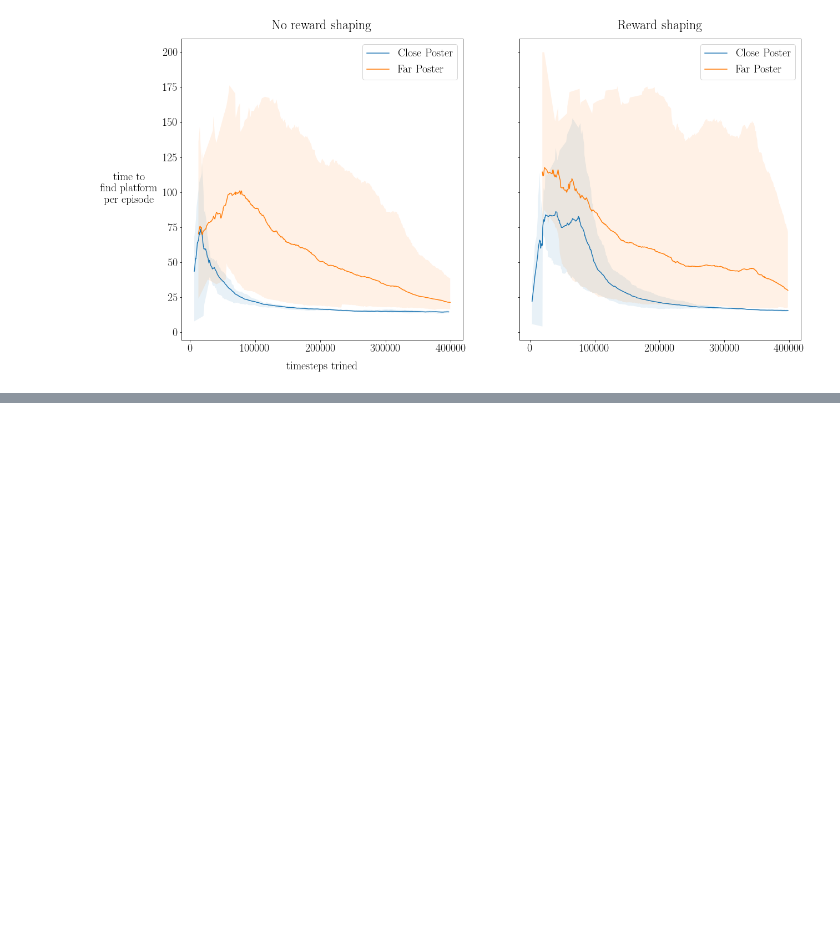
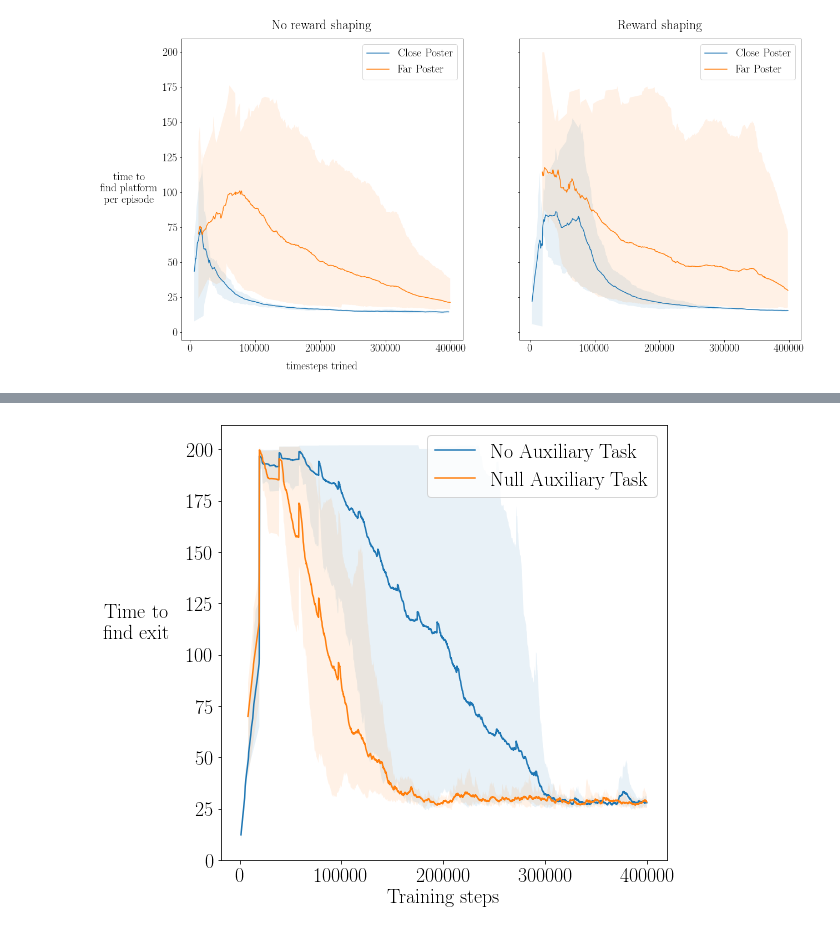
Before and after one commit to liuandrew/training-rl-algo, a Jupyter notebook: write_and_test/data_visualize.ipynb, the cells around one changed output, grey strips where cells are left out. Cells and saved outputs as stored; diff of their text form; code cells hidden in the pictures; blank space fills up the shorter version.

```diff
--- a/write_and_test/data_visualize.ipynb
+++ b/write_and_test/data_visualize.ipynb
@@ -500,0 +511,11 @@ plt.savefig(save_folder + '4_poster_training.png', bbox_inches='tight')
+# %%
+fig, ax = plt.subplots(1, 1, figsize=(8,8))
+average_runs('nav_euclid_start_0', 'length', label='No Auxiliary Task', ax=ax)
+average_runs('nav_euclid_start_1', 'length', label='Null Auxiliary Task', ax=ax)
+
+ax.set_xlabel('Training steps')
+ax.set_ylabel('Time to \n find exit', rotation=0, labelpad=50)
+ax.legend()
+plt.savefig('plots/auxiliary_tasks/null_task')
+# %% [output]
+[figure, added]
```
Also changed, not shown: parts of 4 cells of this notebook, 9 other files.
